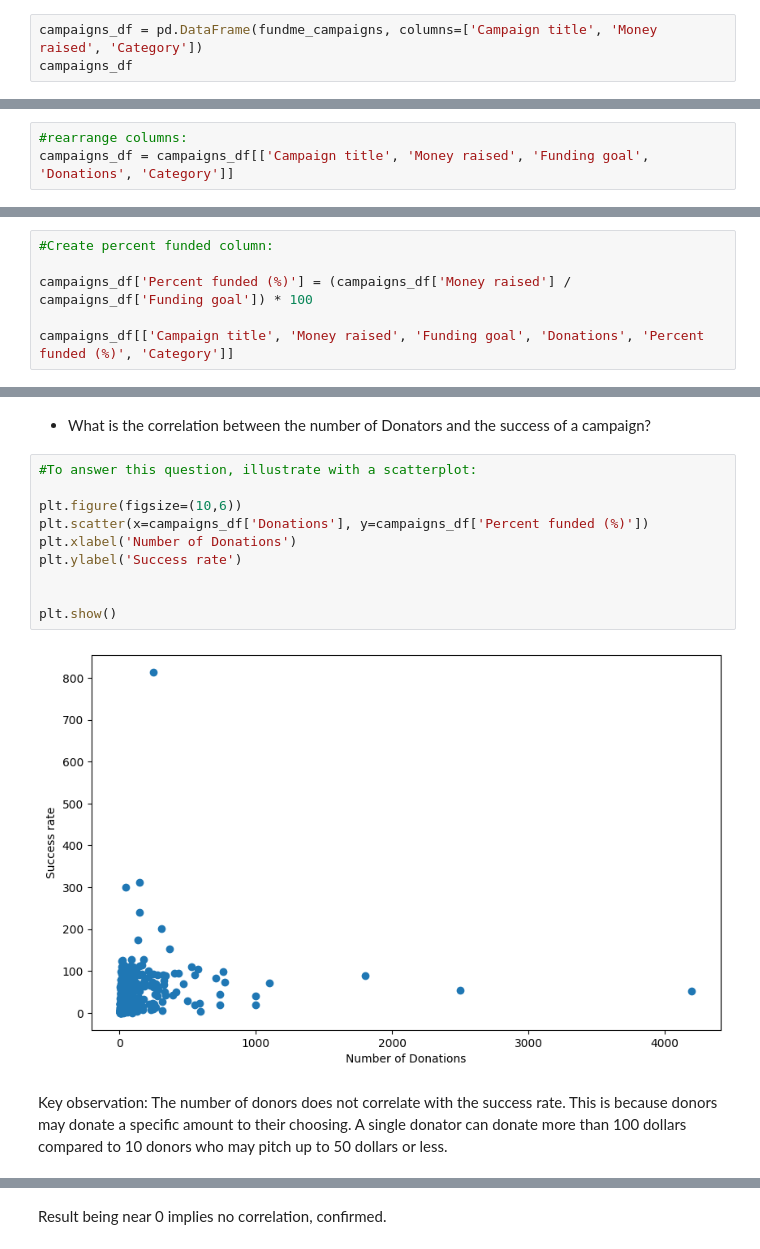
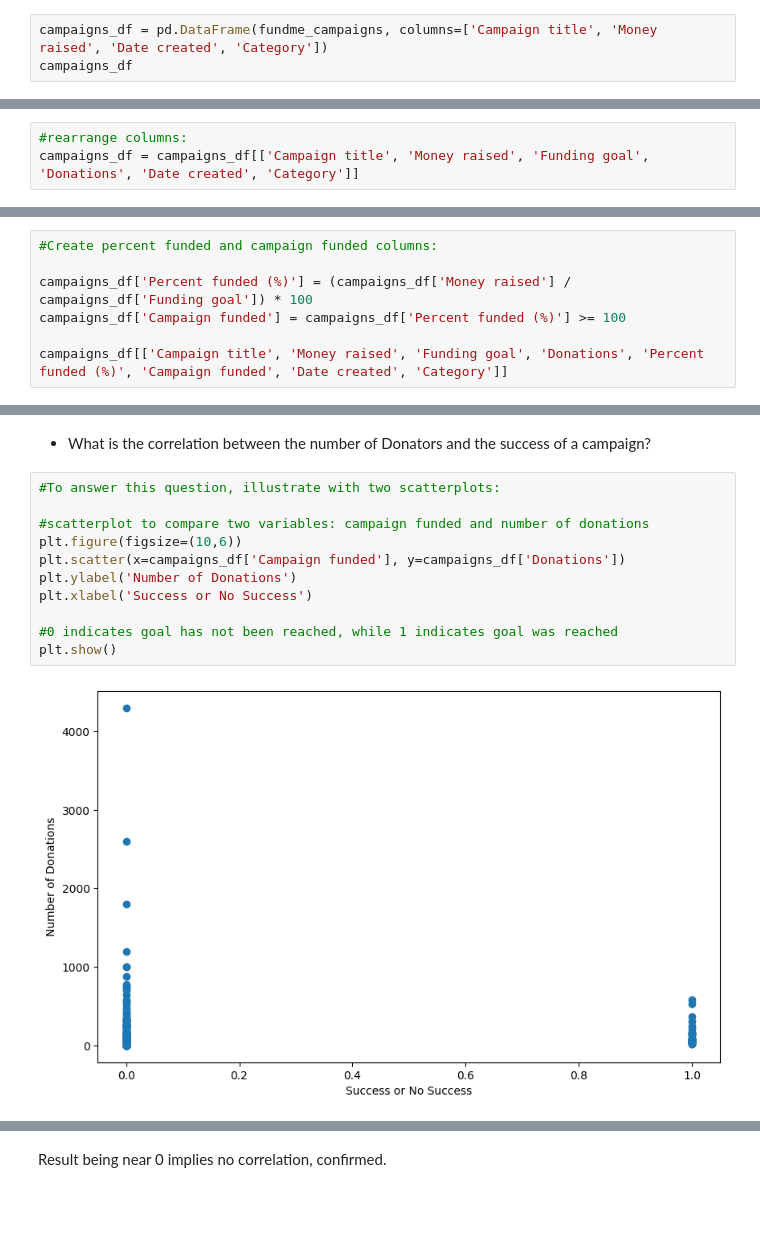
Before and after one commit to rp1177/Data-Analyst-Portfolio, a Jupyter notebook: Python/Webscrape GoFundMe.ipynb, the cells around one changed output, grey strips where cells are left out. Drawn from its saved outputs; the diff is of its cells as text; blank space fills up the shorter version.

```diff
--- a/Python/Webscrape GoFundMe.ipynb
+++ b/Python/Webscrape GoFundMe.ipynb
@@ -91,4 +95,4 @@ Convert the following list "fundme_campaigns" into a Pandas DataFrame with the c
 # %%
-campaigns_df = pd.DataFrame(fundme_campaigns, columns=['Campaign title', 'Money raised', 'Category'])
+campaigns_df = pd.DataFrame(fundme_campaigns, columns=['Campaign title', 'Money raised', 'Date created', 'Category'])
 campaigns_df
 # %% [output]
@@ -169,7 +177,7 @@ campaigns_df['Funding goal'] = fund_goal
 campaigns_df['Donations'] = donations
 # %%
 #rearrange columns:
-campaigns_df = campaigns_df[['Campaign title', 'Money raised', 'Funding goal', 'Donations', 'Category']]
+campaigns_df = campaigns_df[['Campaign title', 'Money raised', 'Funding goal', 'Donations', 'Date created', 'Category']]
 # %%
 #fix formatting for money raised column (remove other information)
 campaigns_df['Money raised'] = campaigns_df['Money raised'].str.split(' raised of ').str[0]
@@ -217,7 +226,8 @@ memory usage: 16.6+ KB
 # %%
-#Create percent funded column:
+#Create percent funded and campaign funded columns:
 
 campaigns_df['Percent funded (%)'] = (campaigns_df['Money raised'] / campaigns_df['Funding goal']) * 100
+campaigns_df['Campaign funded'] = campaigns_df['Percent funded (%)'] >= 100
 
-campaigns_df[['Campaign title', 'Money raised', 'Funding goal', 'Donations', 'Percent funded (%)', 'Category']]
+campaigns_df[['Campaign title', 'Money raised', 'Funding goal', 'Donations', 'Percent funded (%)', 'Campaign funded', 'Date created', 'Category']]
 # %% [output]
@@ -387,18 +412,17 @@ success_df.nlargest(30, 'Percent funded (%)')['Category'].value_counts().plot(ki
 # %% [markdown]
 - What is the correlation between the number of Donators and the success of a campaign?
 # %%
-#To answer this question, illustrate with a scatterplot:
+#To answer this question, illustrate with two scatterplots:
 
+#scatterplot to compare two variables: campaign funded and number of donations
 plt.figure(figsize=(10,6))
-plt.scatter(x=campaigns_df['Donations'], y=campaigns_df['Percent funded (%)'])
-plt.xlabel('Number of Donations')
-plt.ylabel('Success rate')
+plt.scatter(x=campaigns_df['Campaign funded'], y=campaigns_df['Donations'])
+plt.ylabel('Number of Donations')
+plt.xlabel('Success or No Success')
 
-
+#0 indicates goal has not been reached, while 1 indicates goal was reached
 plt.show()
 # %% [output]
-[figure, old version]
+[figure, new version]
-# %% [markdown]
- Key observation: The number of donors does not correlate with the success rate. This is because donors may donate a specific amount to their choosing. A single donator can donate more than 100 dollars compared to 10 donors who may pitch up to 50 dollars or less.
 # %%
 #To double check, use calculate the correlation coefficient:
```
Also changed, not shown: parts of 35 cells of this notebook.
